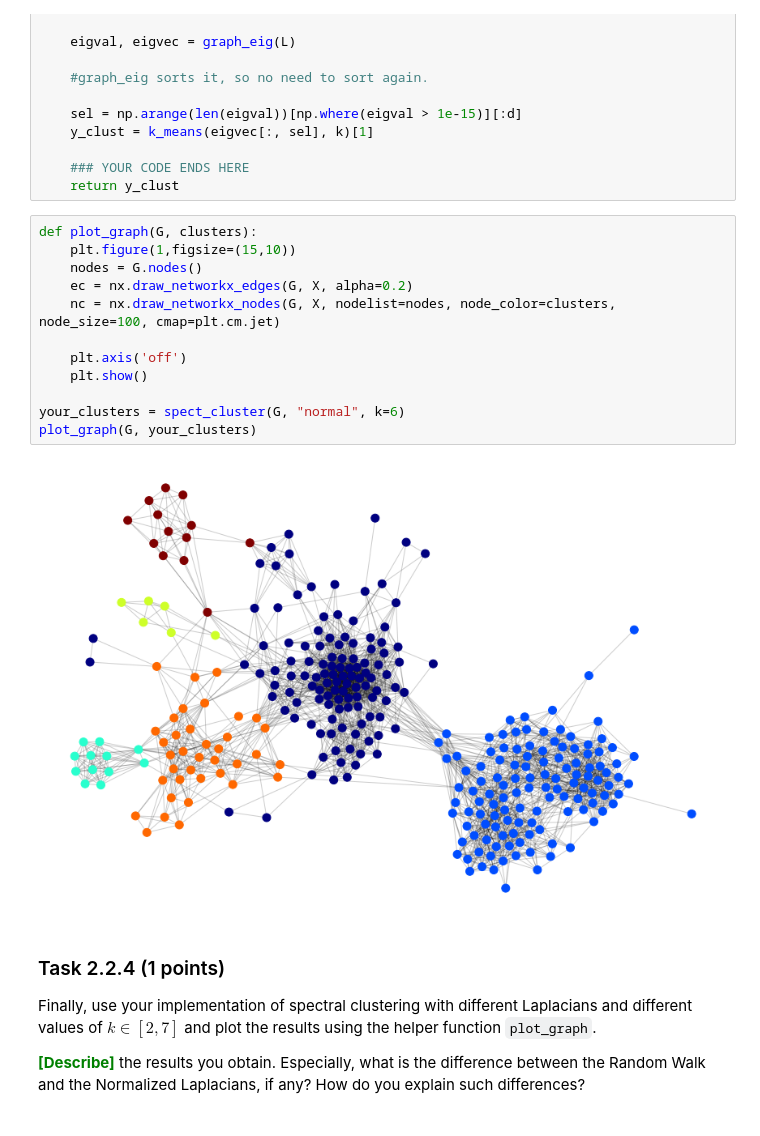
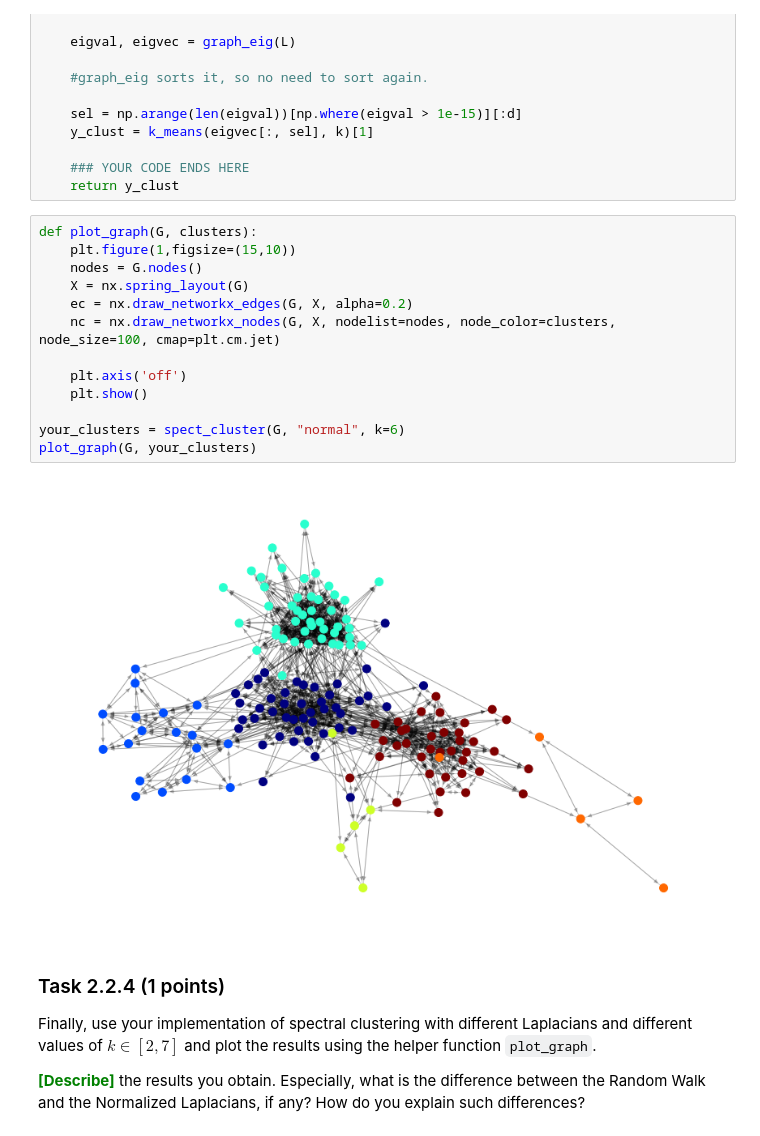
Before and after one commit to annesparks/dm23_handins, a Jupyter notebook: handins/handin2.ipynb, the cells around one changed output. Saved outputs shown, nothing was run; the diff lists cells and outputs as text.

```diff
--- a/handins/handin2.ipynb
+++ b/handins/handin2.ipynb
@@ -452,17 +450,18 @@ def spect_cluster(G, eig_type="normal", k=5, d=5):
 # %%
 def plot_graph(G, clusters):
     plt.figure(1,figsize=(15,10))
     nodes = G.nodes()
+    X = nx.spring_layout(G)
     ec = nx.draw_networkx_edges(G, X, alpha=0.2)
     nc = nx.draw_networkx_nodes(G, X, nodelist=nodes, node_color=clusters, node_size=100, cmap=plt.cm.jet)
 
     plt.axis('off')
     plt.show()
 
 your_clusters = spect_cluster(G, "normal", k=6)
 plot_graph(G, your_clusters)
 # %% [output]
-[figure, old version]
+[figure, new version]
 # %% [markdown]
 ### Task 2.2.4 (1 points)
 
```
Also changed, not shown: parts of 13 cells of this notebook.
